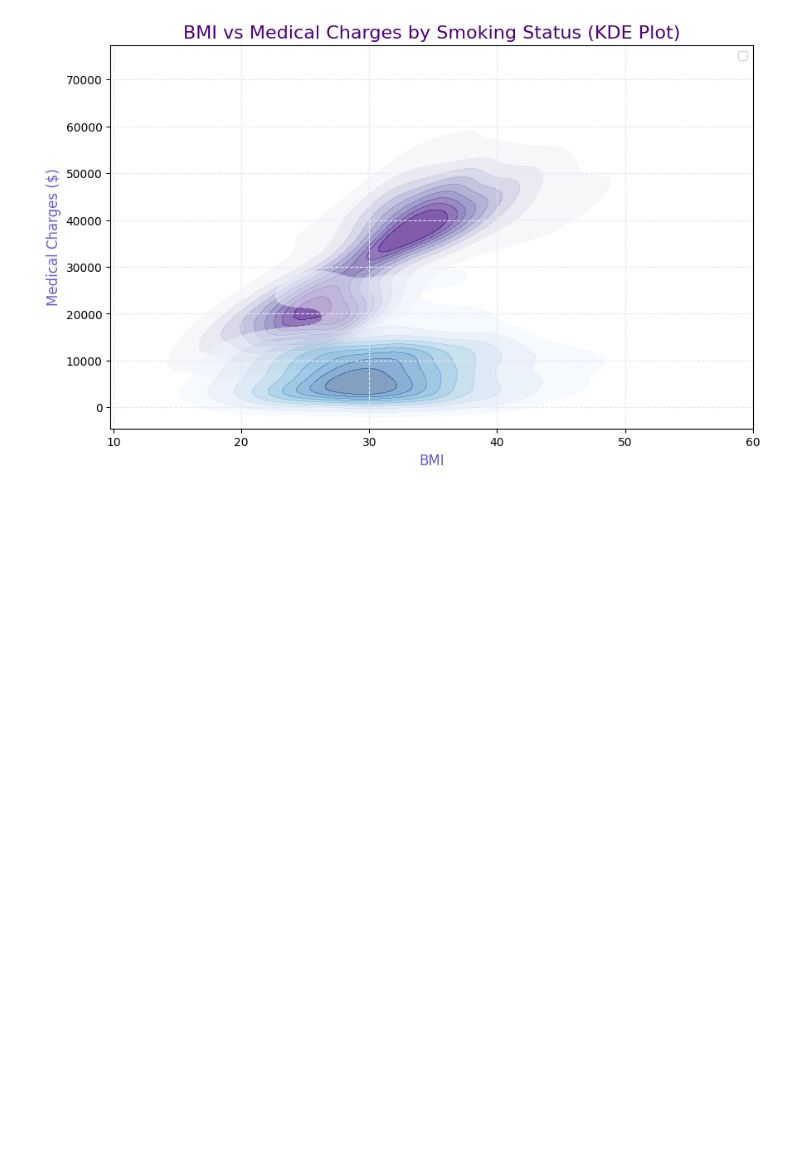
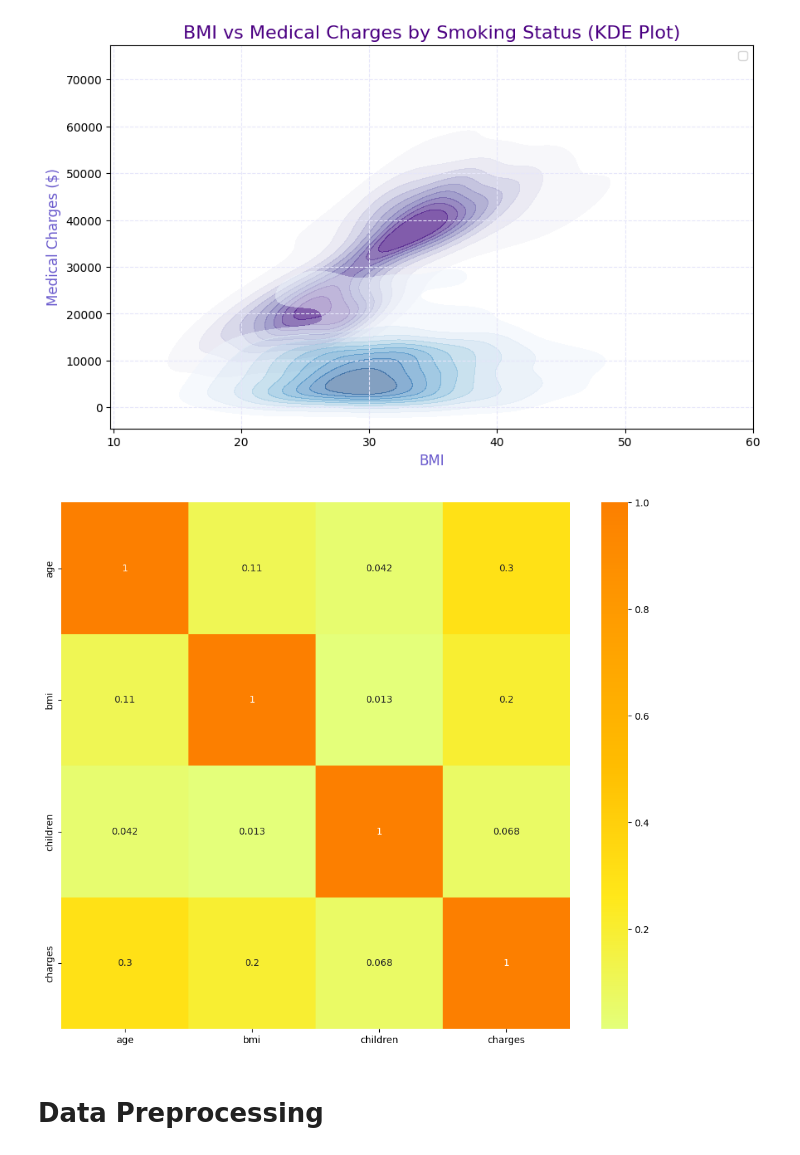
Before and after one commit to ddivebkhan/Medical-Cost-Analysis, a Jupyter notebook: Medical_Cost_Analysis.ipynb, the cells around one changed output. Saved outputs shown, nothing was run; the diff lists cells and outputs as text; code cells hidden in the pictures; blank space fills up the shorter version.

```diff
--- a/Medical_Cost_Analysis.ipynb
+++ b/Medical_Cost_Analysis.ipynb
@@ -303,3 +305,17 @@ plt.legend()
 plt.show()
 # %% [output]
 [figure]
+# %%
+# prompt: Plot correlation heatmap using seaborn
+
+plt.figure(figsize=(12, 10))
+
+
+# correlation plot
+corr = df[['age','bmi','children','charges']].corr()
+sns.heatmap(corr, cmap = 'Wistia', annot= True);
+# %% [output]
+[figure, added]
+# %% [markdown]
+
+# Data Preprocessing
```
Also changed, not shown: parts of 20 cells of this notebook.
